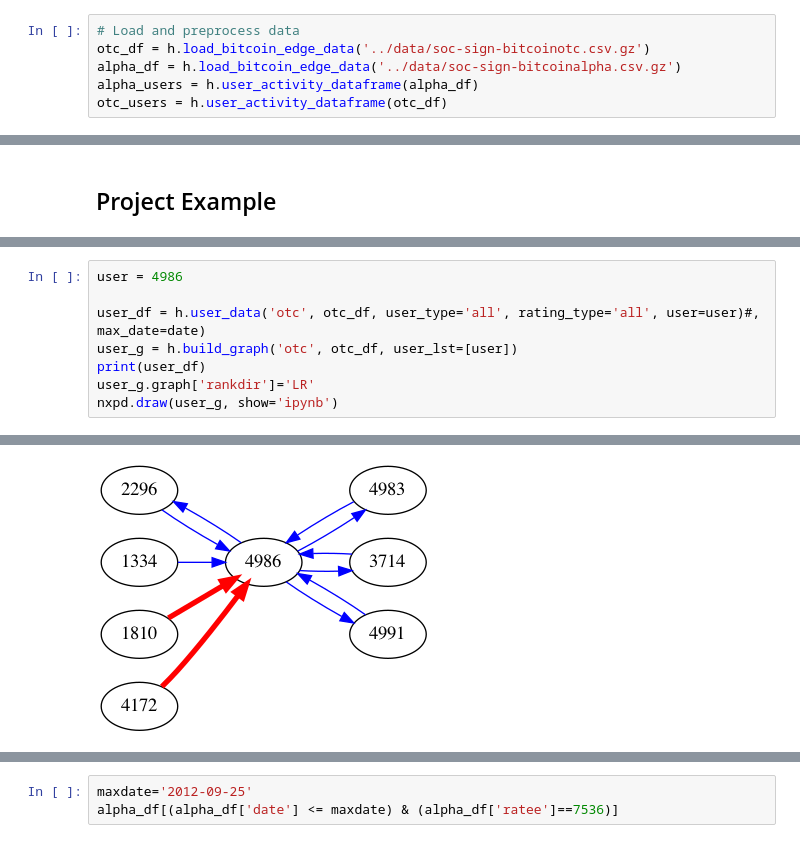
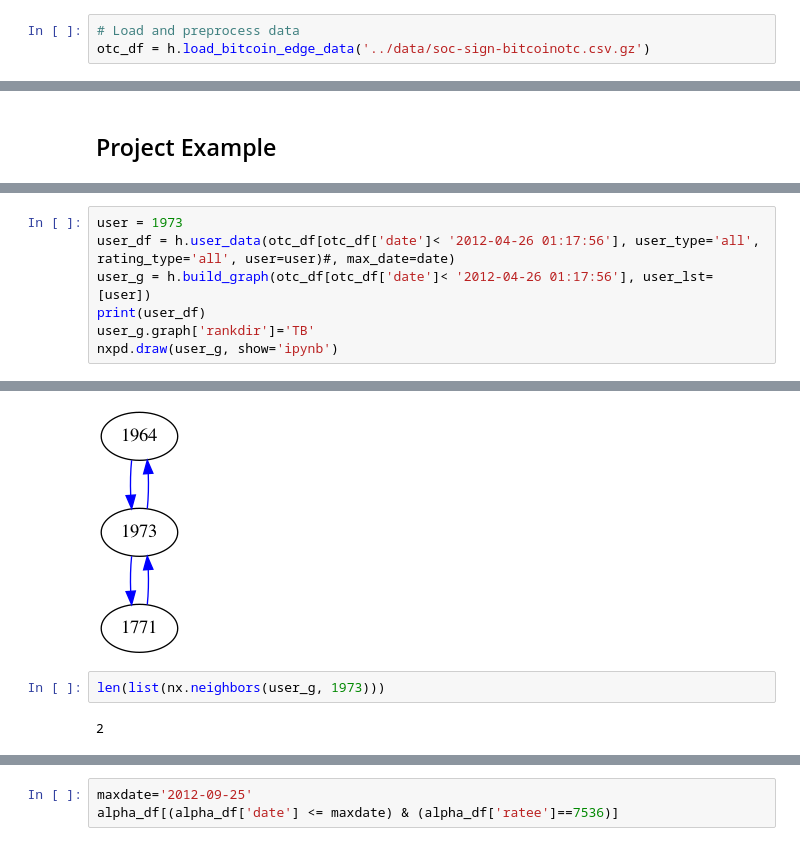
Before and after one commit to allanalberts/Fighting-Fraud-With-Graph-Theory, a Jupyter notebook: notebooks/Example User.ipynb, the cells around one changed output, grey strips where cells are left out. Drawn from its saved outputs; the diff is of its cells as text.

```diff
--- a/notebooks/Example User.ipynb
+++ b/notebooks/Example User.ipynb
@@ -21,8 +23,5 @@ pd.set_option('display.max_rows', 300)
 # %%
 # Load and preprocess data
 otc_df = h.load_bitcoin_edge_data('../data/soc-sign-bitcoinotc.csv.gz')
-alpha_df = h.load_bitcoin_edge_data('../data/soc-sign-bitcoinalpha.csv.gz')
-alpha_users = h.user_activity_dataframe(alpha_df)
-otc_users = h.user_activity_dataframe(otc_df)
 # %%
 # Load graph objects
@@ -45,9 +107,8 @@ features_df.drop(['binomial_rating', 'color', 'penwidth'], inplace=True, axis=1)
 # %%
-user = 4986
-
-user_df = h.user_data('otc', otc_df, user_type='all', rating_type='all', user=user)#, max_date=date)
-user_g = h.build_graph('otc', otc_df, user_lst=[user])
+user = 1973
+user_df = h.user_data(otc_df[otc_df['date']< '2012-04-26 01:17:56'], user_type='all', rating_type='all', user=user)#, max_date=date)
+user_g = h.build_graph(otc_df[otc_df['date']< '2012-04-26 01:17:56'], user_lst=[user])
 print(user_df)
-user_g.graph['rankdir']='LR'
+user_g.graph['rankdir']='TB'
 nxpd.draw(user_g, show='ipynb')
 # %% [output]
@@ -71 +120,5 @@ nxpd.draw(user_g, show='ipynb')
-[figure, old version]
+[figure, new version]
+# %%
+len(list(nx.neighbors(user_g, 1973)))
+# %% [output]
+2
```
Also changed, not shown: parts of 28 cells of this notebook, 13 other files.
